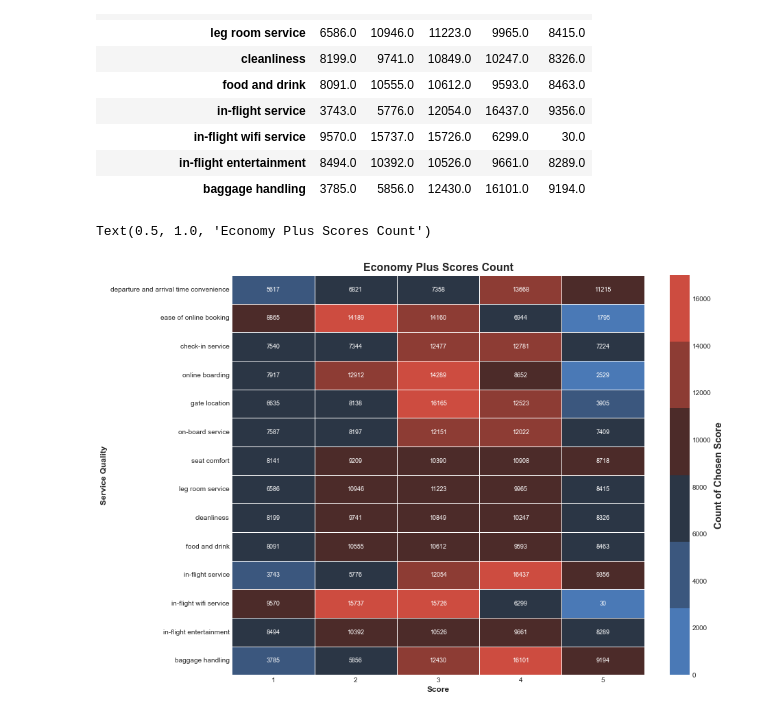
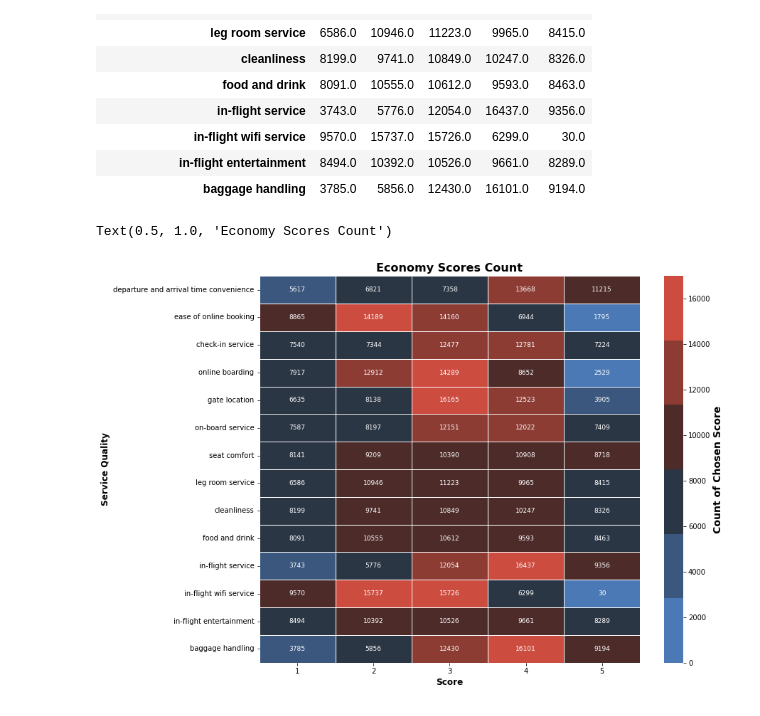
Before and after one commit to Coded123/Maven-Analytics-Airlines-Challenge, a Jupyter notebook: Maven_airline_data_analysis.ipynb, the cells around one changed output. Drawn from its saved outputs; the diff is of its cells as text; code cells hidden in the pictures.

Commit message:
heatmap title correction

```diff
--- a/Maven_airline_data_analysis.ipynb
+++ b/Maven_airline_data_analysis.ipynb
@@ -280,11 +280,11 @@ econ_heatmap
 # %%
 palette = sns.diverging_palette(250, 15, s=70, l=50 , n=6, center='dark')
 fig, ax = plt.subplots(figsize=(12,10))
 ax = sns.heatmap(econ_heatmap, linewidths=1, annot=True, fmt='0.0f',annot_kws={'size': 9}, cmap = palette , vmin=0,vmax=17000,)
 ax.collections[0].colorbar.set_label('Count of Chosen Score', fontsize = 14, weight = 'semibold', )
 plt.xlabel('Score', fontsize = 12, weight = 'semibold')
 plt.ylabel('Service Quality',fontsize = 12, weight = 'semibold')
-plt.title('Economy Plus Scores Count', fontsize = 16, weight = 'semibold')
+plt.title('Economy Scores Count', fontsize = 16, weight = 'semibold')
 # %% [output]
-Text(0.5, 1.0, 'Economy Plus Scores Count')
+Text(0.5, 1.0, 'Economy Scores Count')
-[figure, old version]
+[figure, new version]
```
Also changed, not shown: parts of 2 cells of this notebook.
